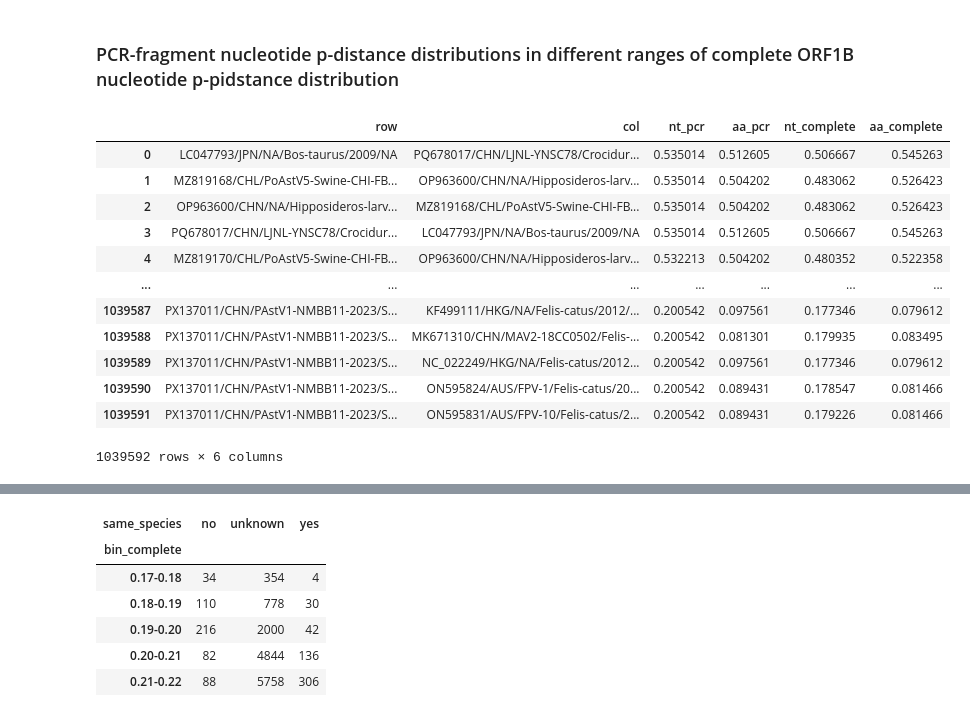
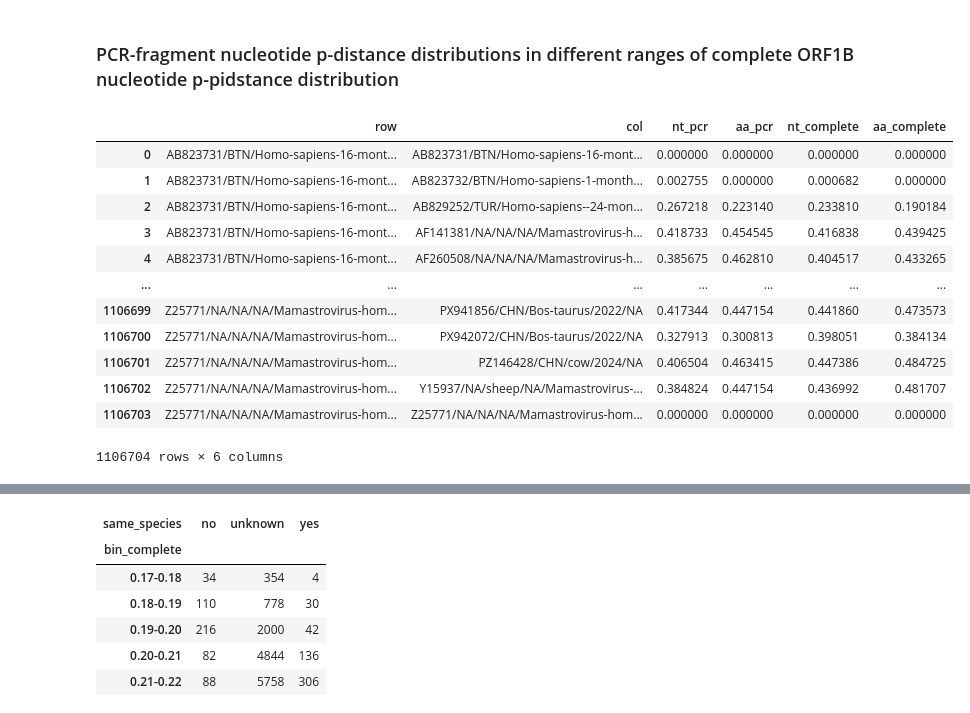
Before and after one commit to Finkonn/picorna-virome, a Jupyter notebook: miniproj/astroviridae/analyze_pairwise_distance_in_orf1b_and_pcr.ipynb, the cells around one changed output, grey strips where cells are left out. Saved outputs shown, nothing was run; the diff lists cells and outputs as text; code cells hidden in the pictures.

```diff
--- a/miniproj/astroviridae/analyze_pairwise_distance_in_orf1b_and_pcr.ipynb
+++ b/miniproj/astroviridae/analyze_pairwise_distance_in_orf1b_and_pcr.ipynb
@@ -190,39 +199,39 @@ out
 # %%
 import pandas as pd
 import numpy as np
 import matplotlib.pyplot as plt
 import seaborn as sns
 from pathlib import Path
 
 sns.set_theme(style="whitegrid")
 plt.rcParams["figure.dpi"] = 110
 
 
-df = pd.read_csv("pairs_nt_pdist_gt02_pcr_and_complete_ictv_headers.csv", sep=",")
+df = pd.read_csv("pairs_pcr_and_complete_only_ICTV_headers.csv", sep=",")
 
 df = df.rename(columns={
     "nt p-distance pcr": "nt_pcr",
     "nt p-distance complete": "nt_complete",
     "aa p-distance pcr": "aa_pcr",
     "aa p-distance complete": "aa_complete",
 })
 
 # убираем дубли пар (A-B и B-A)
 #df["pair_key"] = df.apply(lambda r: tuple(sorted([r["row"], r["col"]])), axis=1)
 #df = df.drop_duplicates("pair_key").drop(columns="pair_key").reset_index(drop=True)
 
 df
 # %% [output]
 |  | row | col | nt_pcr | aa_pcr | nt_complete | aa_complete |
-| 0 | LC047793/JPN/NA/Bos-taurus/2009/NA | PQ678017/CHN/LJNL-YNSC78/Crocidur... | 0.535014 | 0.512605 | 0.506667 | 0.545263 |
-| 1 | MZ819168/CHL/PoAstV5-Swine-CHI-FB... | OP963600/CHN/NA/Hipposideros-larv... | 0.535014 | 0.504202 | 0.483062 | 0.526423 |
-| 2 | OP963600/CHN/NA/Hipposideros-larv... | MZ819168/CHL/PoAstV5-Swine-CHI-FB... | 0.535014 | 0.504202 | 0.483062 | 0.526423 |
-| 3 | PQ678017/CHN/LJNL-YNSC78/Crocidur... | LC047793/JPN/NA/Bos-taurus/2009/NA | 0.535014 | 0.512605 | 0.506667 | 0.545263 |
-| 4 | MZ819170/CHL/PoAstV5-Swine-CHI-FB... | OP963600/CHN/NA/Hipposideros-larv... | 0.532213 | 0.504202 | 0.480352 | 0.522358 |
+| 0 | AB823731/BTN/Homo-sapiens-16-mont... | AB823731/BTN/Homo-sapiens-16-mont... | 0.000000 | 0.000000 | 0.000000 | 0.000000 |
+| 1 | AB823731/BTN/Homo-sapiens-16-mont... | AB823732/BTN/Homo-sapiens-1-month... | 0.002755 | 0.000000 | 0.000682 | 0.000000 |
+| 2 | AB823731/BTN/Homo-sapiens-16-mont... | AB829252/TUR/Homo-sapiens--24-mon... | 0.267218 | 0.223140 | 0.233810 | 0.190184 |
+| 3 | AB823731/BTN/Homo-sapiens-16-mont... | AF141381/NA/NA/NA/Mamastrovirus-h... | 0.418733 | 0.454545 | 0.416838 | 0.439425 |
+| 4 | AB823731/BTN/Homo-sapiens-16-mont... | AF260508/NA/NA/NA/Mamastrovirus-h... | 0.385675 | 0.462810 | 0.404517 | 0.433265 |
 | ... | ... | ... | ... | ... | ... | ... |
-| 1039587 | PX137011/CHN/PAstV1-NMBB11-2023/S... | KF499111/HKG/NA/Felis-catus/2012/... | 0.200542 | 0.097561 | 0.177346 | 0.079612 |
-| 1039588 | PX137011/CHN/PAstV1-NMBB11-2023/S... | MK671310/CHN/MAV2-18CC0502/Felis-... | 0.200542 | 0.081301 | 0.179935 | 0.083495 |
-| 1039589 | PX137011/CHN/PAstV1-NMBB11-2023/S... | NC_022249/HKG/NA/Felis-catus/2012... | 0.200542 | 0.097561 | 0.177346 | 0.079612 |
-| 1039590 | PX137011/CHN/PAstV1-NMBB11-2023/S... | ON595824/AUS/FPV-1/Felis-catus/20... | 0.200542 | 0.089431 | 0.178547 | 0.081466 |
-| 1039591 | PX137011/CHN/PAstV1-NMBB11-2023/S... | ON595831/AUS/FPV-10/Felis-catus/2... | 0.200542 | 0.089431 | 0.179226 | 0.081466 |
+| 1106699 | Z25771/NA/NA/NA/Mamastrovirus-hom... | PX941856/CHN/Bos-taurus/2022/NA | 0.417344 | 0.447154 | 0.441860 | 0.473573 |
+| 1106700 | Z25771/NA/NA/NA/Mamastrovirus-hom... | PX942072/CHN/Bos-taurus/2022/NA | 0.327913 | 0.300813 | 0.398051 | 0.384134 |
+| 1106701 | Z25771/NA/NA/NA/Mamastrovirus-hom... | PZ146428/CHN/cow/2024/NA | 0.406504 | 0.463415 | 0.447386 | 0.484725 |
+| 1106702 | Z25771/NA/NA/NA/Mamastrovirus-hom... | Y15937/NA/sheep/NA/Mamastrovirus-... | 0.384824 | 0.447154 | 0.436992 | 0.481707 |
+| 1106703 | Z25771/NA/NA/NA/Mamastrovirus-hom... | Z25771/NA/NA/NA/Mamastrovirus-hom... | 0.000000 | 0.000000 | 0.000000 | 0.000000 |
-1039592 rows × 6 columns
+1106704 rows × 6 columns
```
Also changed, not shown: parts of 13 cells of this notebook, 11 other files.
